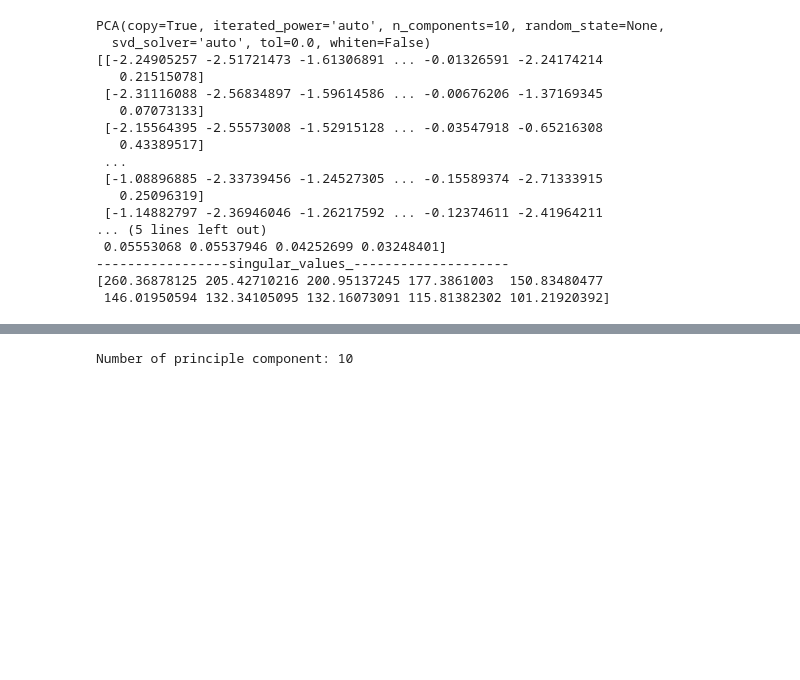
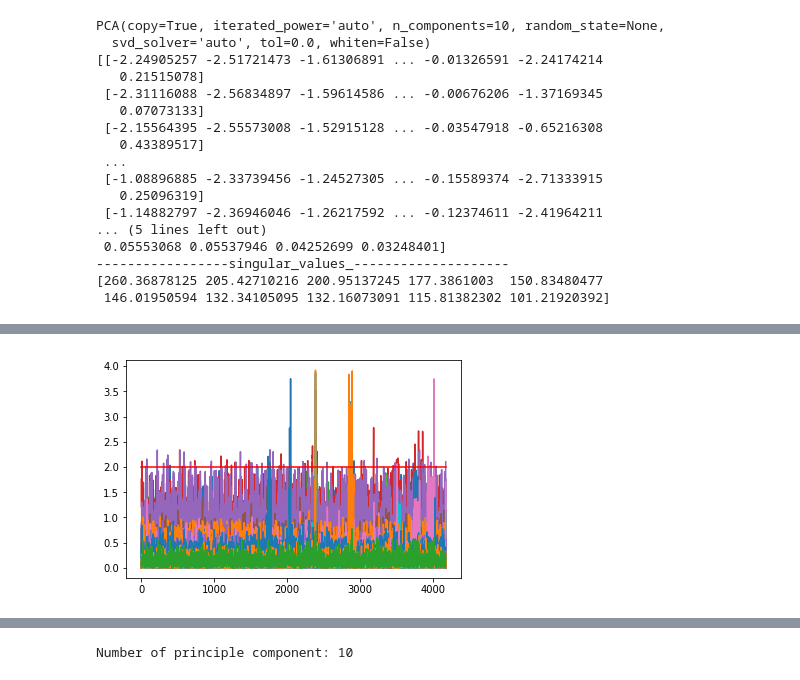
Before and after one commit to enreina/cs4035-lab, a Jupyter notebook: lab2/cda_assignment2.ipynb, the cells around one changed output, grey strips where cells are left out. Saved outputs shown, nothing was run; the diff lists cells and outputs as text; code cells hidden in the pictures; blank space fills up the shorter version.

```diff
--- a/lab2/cda_assignment2.ipynb
+++ b/lab2/cda_assignment2.ipynb
@@ -128,0 +198,9 @@ PCA(copy=True, iterated_power='auto', n_components=10, random_state=None,
+# %%
+#set the threshold
+
+threshold = 2.0
+plt.plot(abs(residuals))
+plt.plot([0,len(abs(residuals))],[threshold,threshold],'r')
+plt.show()
+# %% [output]
+[figure, added]
```
Also changed, not shown: parts of 9 cells of this notebook.
